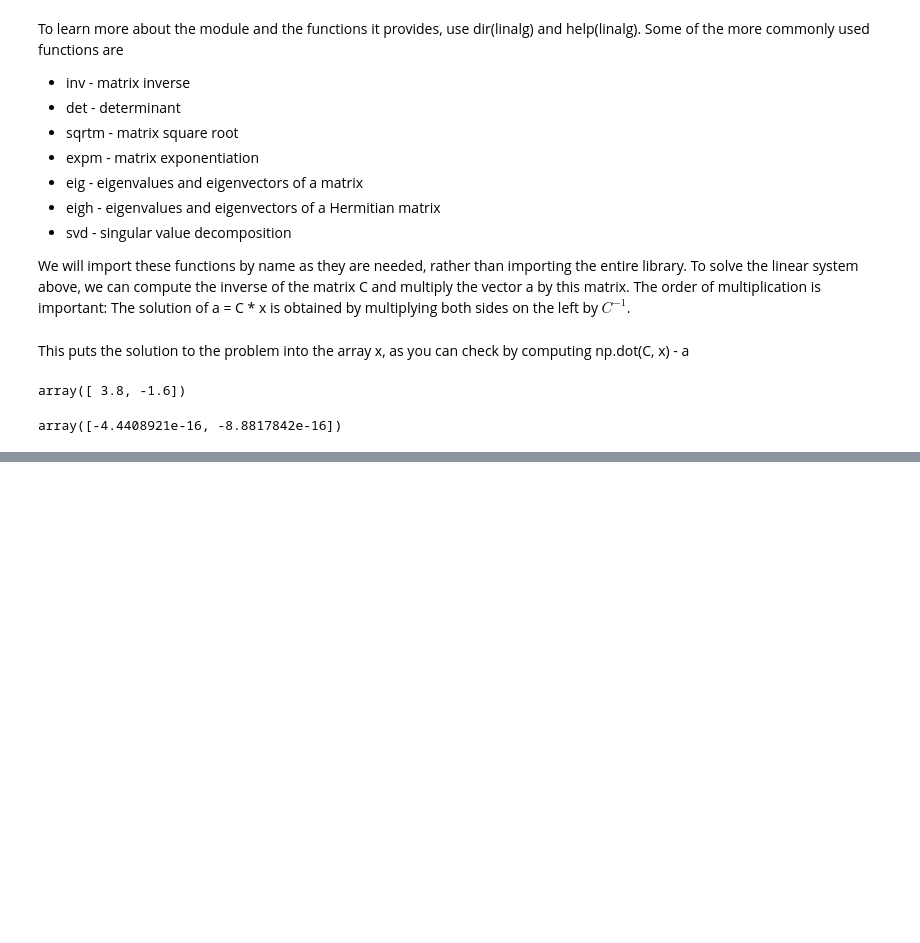
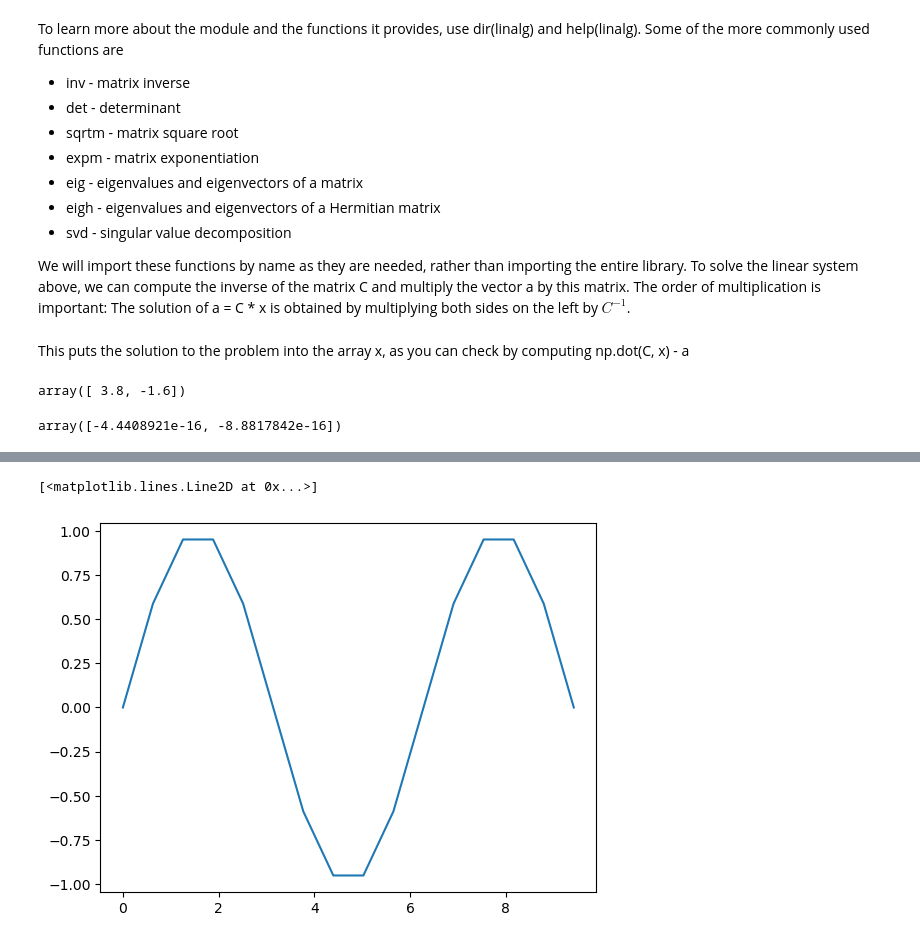
Before and after one commit to e-d-p-9/Physical-Modeling-with-Python, a Jupyter notebook: Ch6/ch6-notes.ipynb, the cells around one changed output, grey strips where cells are left out. Drawn from its saved outputs; the diff is of its cells as text; code cells hidden in the pictures; blank space fills up the shorter version.

```diff
--- a/Ch6/ch6-notes.ipynb
+++ b/Ch6/ch6-notes.ipynb
@@ -1101,0 +1117,11 @@ Again, the result may not be exactly zero, due to numerical error. However, the
+# %%
+# quadrature.py
+from scipy.integrate import quad
+x_max = np.linspace(0, 3*np.pi, 16)
+integral = np.zeros(x_max.size)
+for i in range(x_max.size):
+    integral[i], error = quad(np.cos, 0, x_max[i])
+plt.plot(x_max, integral)
+# %% [output]
+[<matplotlib.lines.Line2D at 0x...>]
+[figure, added]
```
Also changed, not shown: parts of 6 cells of this notebook.
